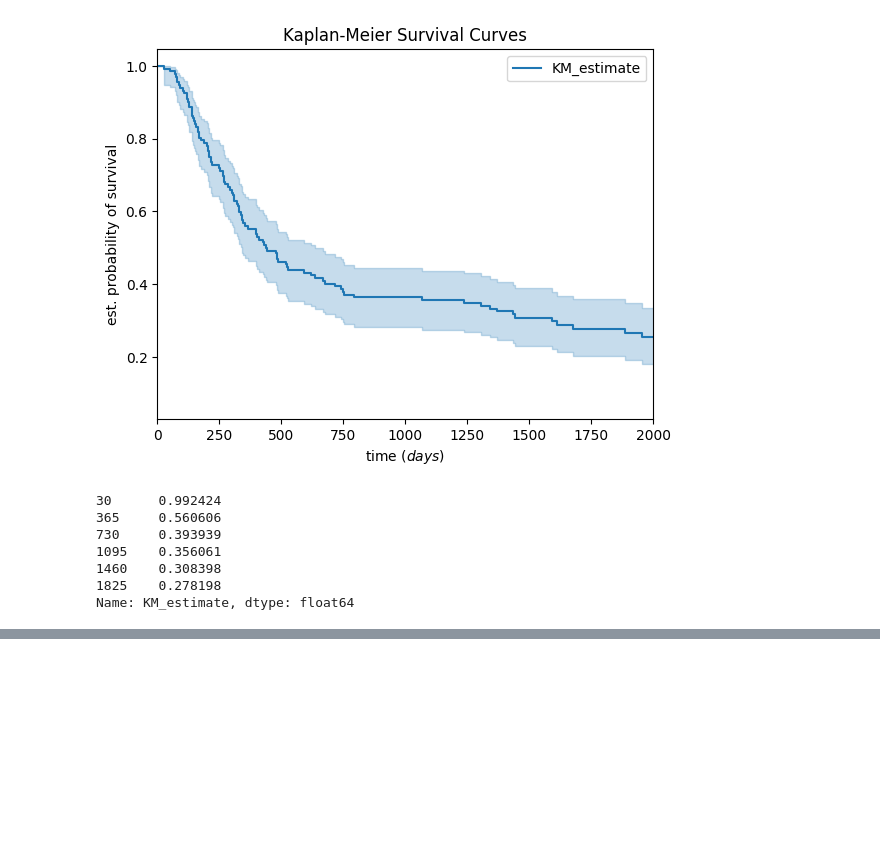
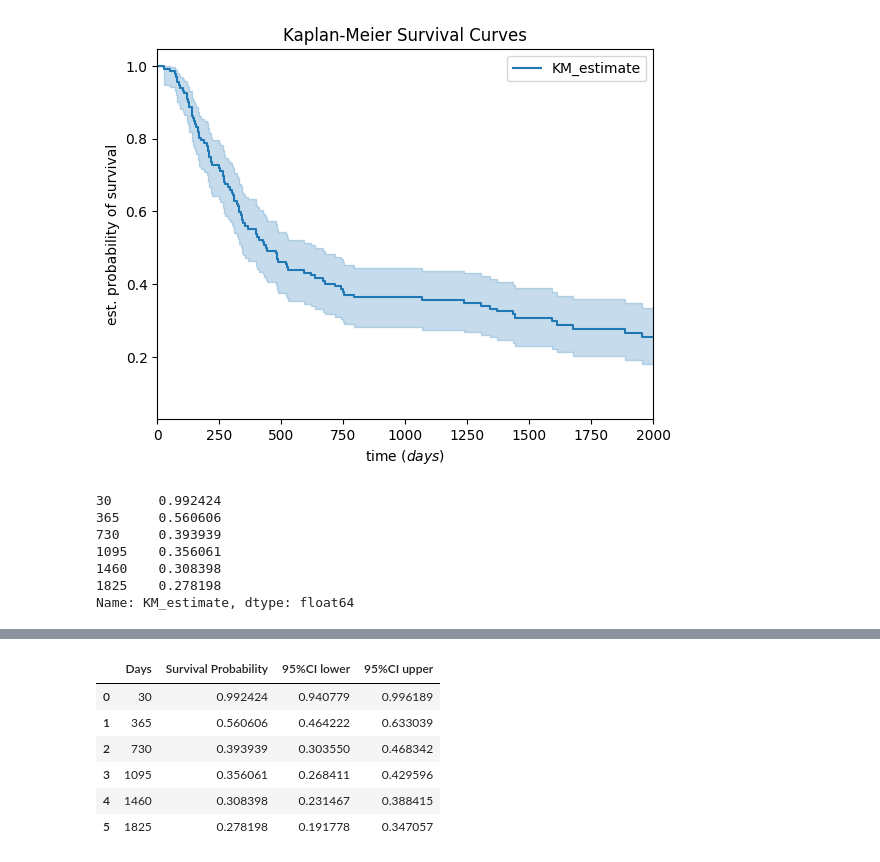
Before and after one commit to sasurasa/soda_ep1, a Jupyter notebook: soda_1_survival.ipynb, the cells around one changed output, grey strips where cells are left out. Drawn from its saved outputs; the diff is of its cells as text; code cells hidden in the pictures; blank space fills up the shorter version.

```diff
--- a/soda_1_survival.ipynb
+++ b/soda_1_survival.ipynb
@@ -104,0 +124,16 @@ closest_confidence_intervals
+# %%
+#Join the 2 tables
+survival_prob_df = survival_prob.to_frame(name='Survival Probability')
+survival_prob_df.reset_index(inplace=True)
+survival_prob_df.rename(columns={'index': 'Days'}, inplace=True)
+survival_prob_df['95%CI lower'] = closest_confidence_intervals['KM_estimate_lower_0.95']
+survival_prob_df['95%CI upper'] = closest_confidence_intervals['KM_estimate_upper_0.95']
+survival_prob_df
+# %% [output]
+|  | Days | Survival Probability | 95%CI lower | 95%CI upper |
+| 0 | 30 | 0.992424 | 0.940779 | 0.996189 |
+| 1 | 365 | 0.560606 | 0.464222 | 0.633039 |
+| 2 | 730 | 0.393939 | 0.303550 | 0.468342 |
+| 3 | 1095 | 0.356061 | 0.268411 | 0.429596 |
+| 4 | 1460 | 0.308398 | 0.231467 | 0.388415 |
+| 5 | 1825 | 0.278198 | 0.191778 | 0.347057 |
```
Also changed, not shown: parts of 6 cells of this notebook.
